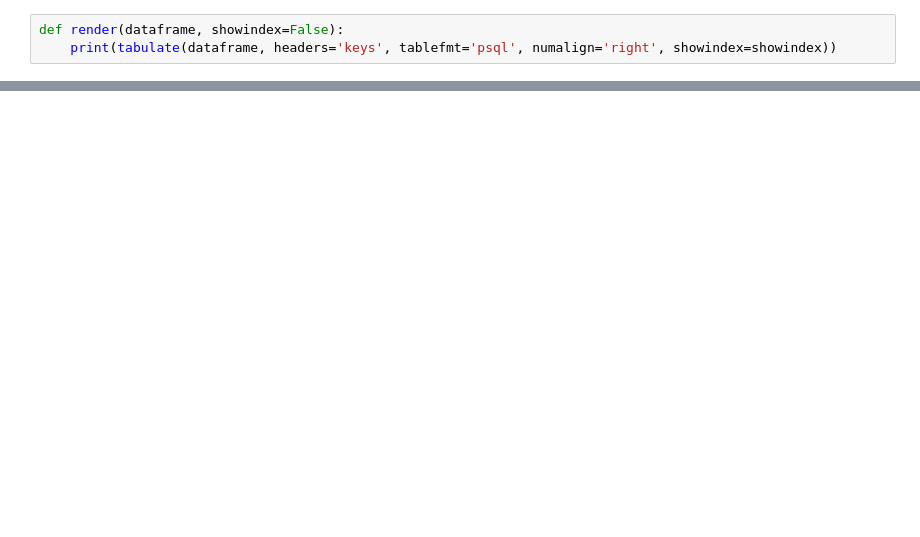
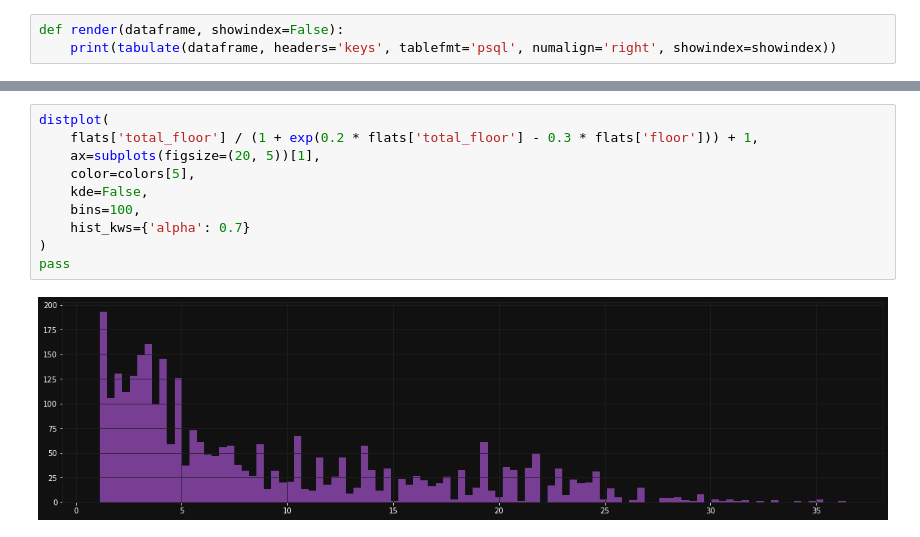
Before and after one commit to xXxRisingTidexXx/rampart, a Jupyter notebook: notebooks/flats.ipynb, the cells around one changed output, grey strips where cells are left out. Cells and saved outputs as stored; diff of their text form; blank space fills up the shorter version.

```diff
--- a/notebooks/flats.ipynb
+++ b/notebooks/flats.ipynb
@@ -128,0 +129,12 @@ for metric in ['cosine', 'canberra']:
+# %%
+distplot(
+    flats['total_floor'] / (1 + exp(0.2 * flats['total_floor'] - 0.3 * flats['floor'])) + 1,
+    ax=subplots(figsize=(20, 5))[1],
+    color=colors[5],
+    kde=False,
+    bins=100,
+    hist_kws={'alpha': 0.7}
+)
+pass
+# %% [output]
+[figure, added]
```
Also changed, not shown: parts of 17 cells of this notebook.
